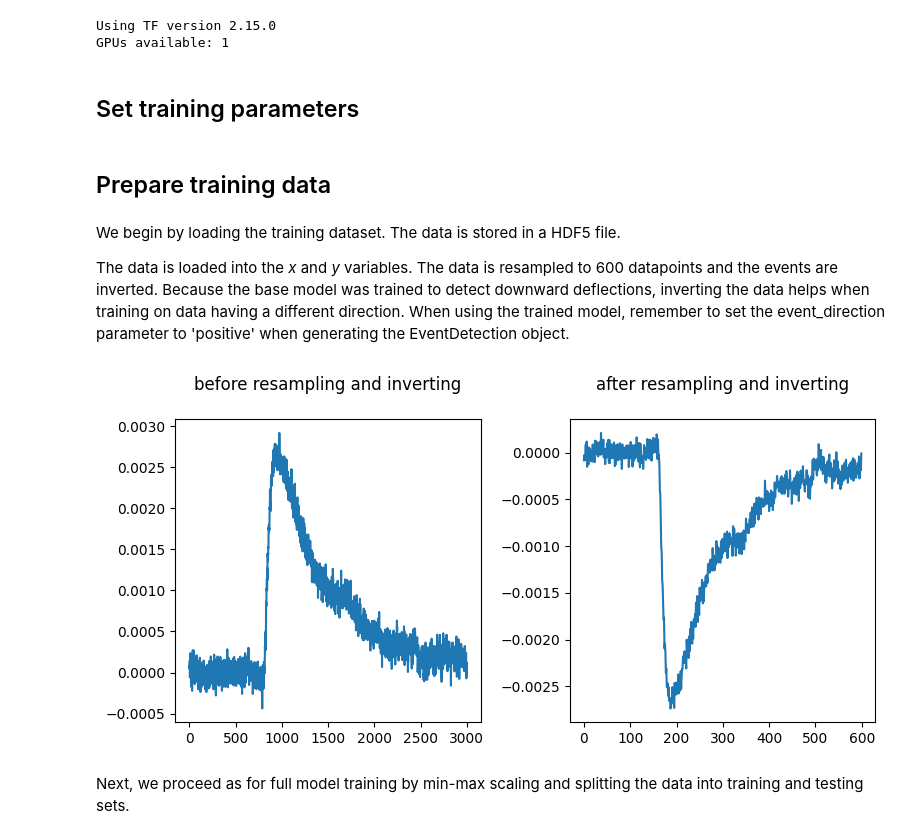
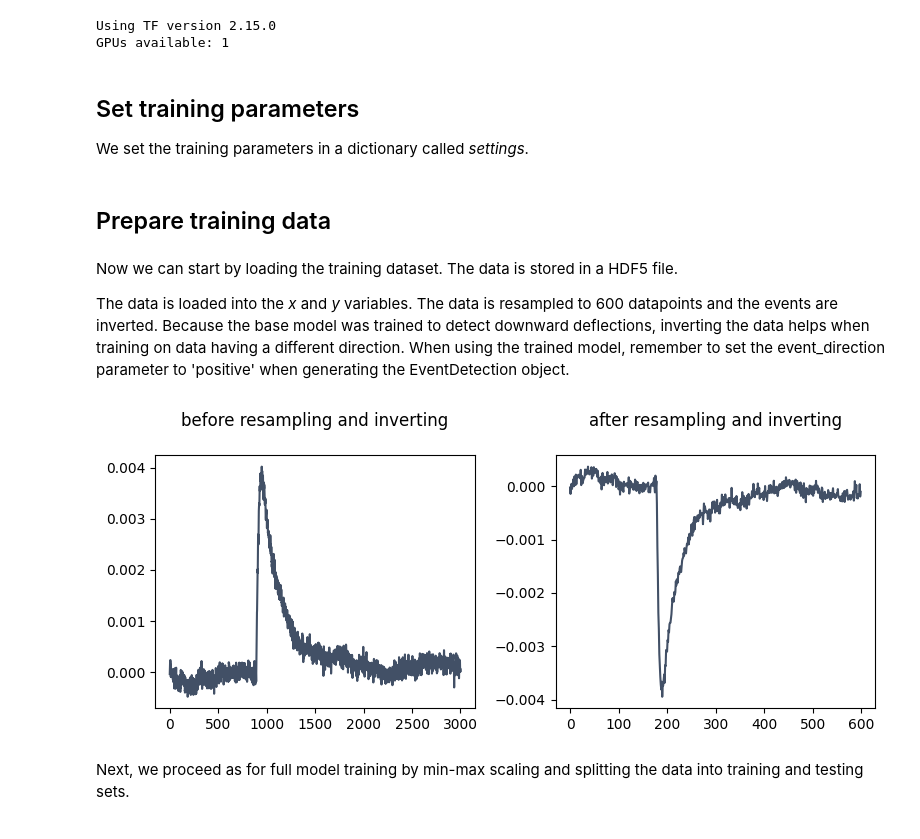
Before and after one commit to delvendahl/miniML, a Jupyter notebook: docs/training/TL_training.ipynb, the cells around one changed output. Cells and saved outputs as stored; diff of their text form; code cells hidden in the pictures.

Commit message:
update notebooks to load data from zenodo

```diff
--- a/docs/training/TL_training.ipynb
+++ b/docs/training/TL_training.ipynb
@@ -32,8 +41,10 @@ print('GPUs available:', len(tf.config.list_physical_devices('GPU')))
 # %% [output]
 Using TF version 2.15.0
 GPUs available: 1
-# %% [markdown]
-## Set training parameters
+# %% [markdown]
+## Set training parameters
+
+We set the training parameters in a dictionary called *settings*.
 # %%
 settings = {
     'training_size': 0.8,
@@ -50,28 +61,28 @@ settings = {
 # %% [markdown]
 ## Prepare training data
 # %% [markdown]
-We begin by loading the training dataset. The data is stored in a HDF5 file.
+Now we can start by loading the training dataset. The data is stored in a HDF5 file.
 
 The data is loaded into the *x* and *y* variables. The data is resampled to 600 datapoints and the events are inverted. Because the base model was trained to detect downward deflections, inverting the data helps when training on data having a different direction. When using the trained model, remember to set the event_direction parameter to 'positive' when generating the EventDetection object.
 # %%
 with h5py.File(f'{settings["training_data"]}', 'r') as f:
     x = f['events'][:]
     y = f['scores'][:]
 
-fig, axs = plt.subplots(1, 2, figsize=(8,4))
-axs[0].plot(x[1])
+fig, axs = plt.subplots(1, 2, figsize=(8,3.5))
+axs[0].plot(x[505], c='#425066')
 axs[0].set_title('before resampling and inverting\n')
 
 # resample and invert the data
 x = resample(x, 600, axis=1)
 x *= -1
 
-axs[1].plot(x[1])
+axs[1].plot(x[505], c='#425066')
 axs[1].set_title('after resampling and inverting\n')
 plt.tight_layout()
 plt.show()
 # %% [output]
-[figure, old version]
+[figure, new version]
 # %% [markdown]
 Next, we proceed as for full model training by min-max scaling and splitting the data into training and testing sets.
 # %%
```
Also changed, not shown: parts of 17 cells of this notebook, 1 other file.
